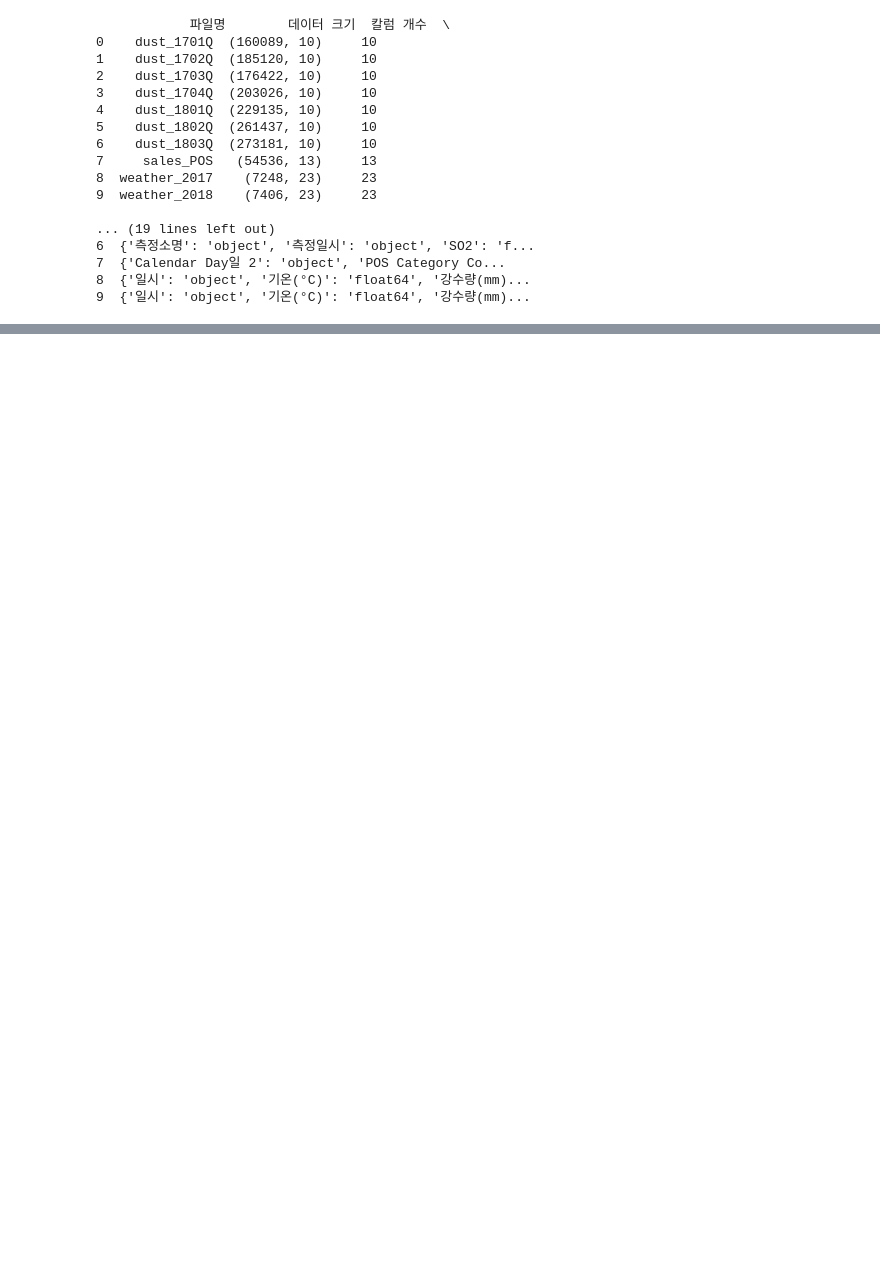
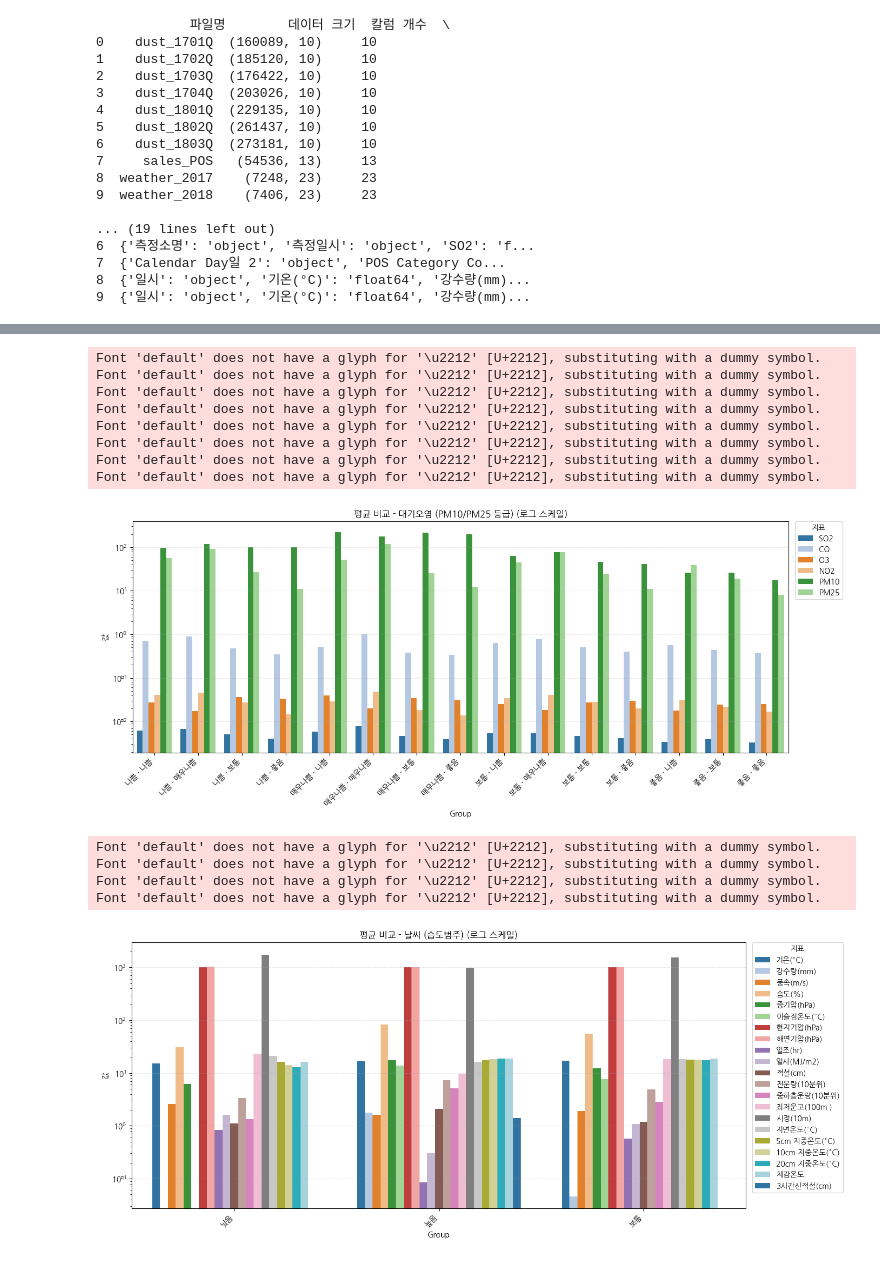
Before and after one commit to Junyoung-Choi-0212/DMCportal_ML_project, a Jupyter notebook: 데이터_분석.ipynb, the cells around one changed output, grey strips where cells are left out. Drawn from its saved outputs; the diff is of its cells as text; code cells hidden in the pictures; blank space fills up the shorter version.

```diff
--- a/데이터_분석.ipynb
+++ b/데이터_분석.ipynb
@@ -75,0 +166,79 @@ print(summary_df)
+# %%
+import matplotlib.pyplot as plt
+import seaborn as sns
+
+plt.rcParams['font.family'] = 'NanumGothic' # 한글 폰트 설정
+plt.rcParams['axes.unicode_minus'] = False # 마이너스 깨짐 방지
+
+directory = "./stats/"  # 결과 CSV가 저장된 경로
+
+# 시각화 함수 정의
+def plot_grouped_bar_chart(df, group_cols, variable_keyword='평균', top_n=20, title_suffix=""):
+    import matplotlib.pyplot as plt
+    import seaborn as sns
+
+    # 컬럼 필터링 및 그룹 결합
+    cols_to_plot = [col for col in df.columns if variable_keyword in col and not col.startswith("그룹")]
+    df['Group'] = df[group_cols].astype(str).agg(' - '.join, axis=1)
+
+    # melt 변형
+    melted_df = df.melt(id_vars='Group', value_vars=cols_to_plot,
+                        var_name='지표', value_name='값')
+    melted_df['지표'] = melted_df['지표'].str.replace(f'_{variable_keyword}', '', regex=False)
+
+    # 색상 팔레트: 많아도 구분되도록
+    unique_labels = melted_df['지표'].nunique()
+    palette = sns.color_palette("tab20", n_colors=unique_labels)
+
+    # 그래프
+    plt.figure(figsize=(14, 6))
+    ax = sns.barplot(data=melted_df, x='Group', y='값', hue='지표', palette=palette, dodge=True)
+    ax.set_yscale("log")  # 로그 스케일
+    plt.xticks(rotation=45, ha='right')
+    plt.title(f"{variable_keyword} 비교 - {title_suffix} (로그 스케일)")
+
+    # ✅ 범례 오른쪽 바깥으로 이동
+    plt.legend(title='지표', bbox_to_anchor=(1.01, 1), loc='upper left', borderaxespad=0.)
+
+    # ✅ 격자선 및 레이아웃 보정
+    plt.grid(axis='y', linestyle='--', alpha=0.3)
+    plt.tight_layout()
+    plt.show()
+
+# ---------------------------
+# 1. 대기오염 통계 시각화
+# ---------------------------
+dust_stats = pd.read_csv(directory + "dust_stats_PM10_PM25.csv")
+plot_grouped_bar_chart(dust_stats, group_cols=['그룹_1', '그룹_2'], variable_keyword='평균', title_suffix='대기오염 (PM10/PM25 등급)')
+
+# ---------------------------
+# 2. 날씨 통계 시각화
+# ---------------------------
+weather_stats = pd.read_csv(directory + "weather_stats_by_humidity.csv")
+plot_grouped_bar_chart(weather_stats, group_cols=['그룹_1'], variable_keyword='평균', title_suffix='날씨 (습도범주)')
+
+# ---------------------------
+# 3. 마스크 판매 통계 시각화
+# ---------------------------
+sales_discount = pd.read_csv(directory + "sales_stats_by_discount.csv")
+sales_season = pd.read_csv(directory + "sales_stats_by_season.csv")
+sales_distributor = pd.read_csv(directory + "sales_stats_by_distributor.csv")
+
+plot_grouped_bar_chart(sales_discount, group_cols=['그룹_1'], variable_keyword='평균', title_suffix='마스크 판매 (할인 여부)')
+plot_grouped_bar_chart(sales_season, group_cols=['그룹_1'], variable_keyword='평균', title_suffix='마스크 판매 (계절별)')
+plot_grouped_bar_chart(sales_distributor, group_cols=['그룹_1'], variable_keyword='평균', title_suffix='마스크 판매 (유통사별)')
+# %% [output]
+Font 'default' does not have a glyph for '\u2212' [U+2212], substituting with a dummy symbol.
+Font 'default' does not have a glyph for '\u2212' [U+2212], substituting with a dummy symbol.
+Font 'default' does not have a glyph for '\u2212' [U+2212], substituting with a dummy symbol.
+Font 'default' does not have a glyph for '\u2212' [U+2212], substituting with a dummy symbol.
+Font 'default' does not have a glyph for '\u2212' [U+2212], substituting with a dummy symbol.
+Font 'default' does not have a glyph for '\u2212' [U+2212], substituting with a dummy symbol.
+Font 'default' does not have a glyph for '\u2212' [U+2212], substituting with a dummy symbol.
+Font 'default' does not have a glyph for '\u2212' [U+2212], substituting with a dummy symbol.
+[figure, added]
+Font 'default' does not have a glyph for '\u2212' [U+2212], substituting with a dummy symbol.
+Font 'default' does not have a glyph for '\u2212' [U+2212], substituting with a dummy symbol.
+Font 'default' does not have a glyph for '\u2212' [U+2212], substituting with a dummy symbol.
+Font 'default' does not have a glyph for '\u2212' [U+2212], substituting with a dummy symbol.
+[figure, added]
```
Also changed, not shown: parts of 9 cells of this notebook, 14 other files.
